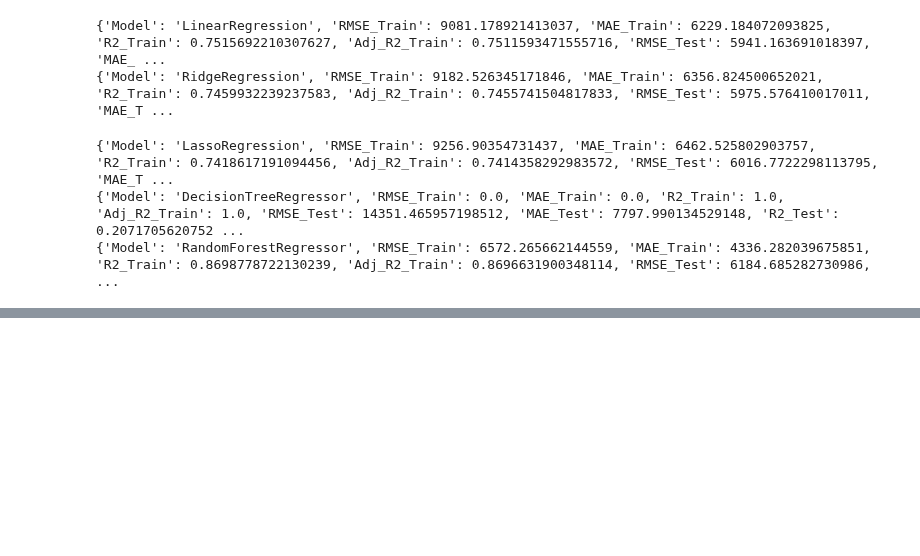
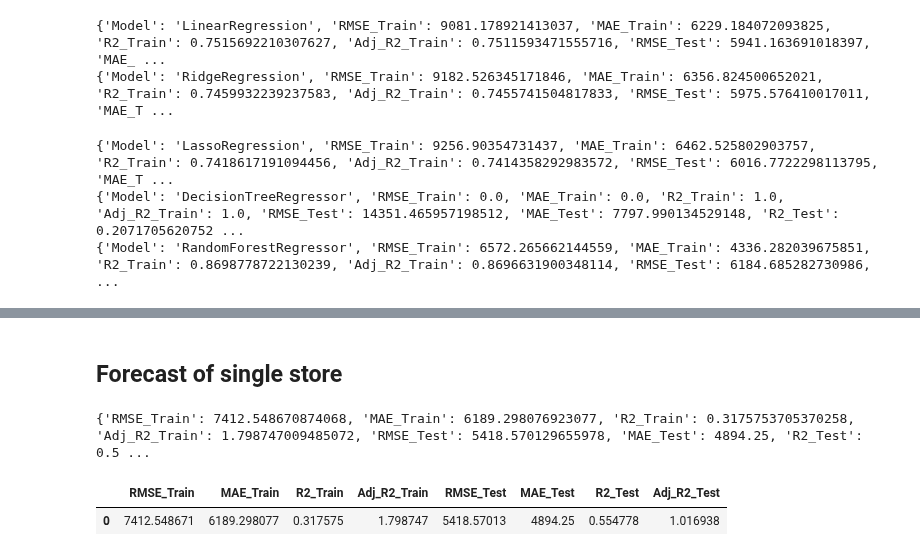
Before and after one commit to Dsite42/Capstone_Project_Rossmann, a Jupyter notebook: Capstone Projekt Rossmann - Predictive Modeling.ipynb, the cells around one changed output, grey strips where cells are left out. Drawn from its saved outputs; the diff is of its cells as text; code cells hidden in the pictures; blank space fills up the shorter version.

```diff
--- a/Capstone Projekt Rossmann - Predictive Modeling.ipynb
+++ b/Capstone Projekt Rossmann - Predictive Modeling.ipynb
@@ -358,0 +514,52 @@ testModelsTestSplit8W(df, MinMaxScaler())
+# %% [markdown]
+## Forecast of single store
+# %%
+store_id =410
+amount_test_weeks = 8
+
+model, scaler = storeForecastTestSplit8W(df, MinMaxScaler())
+
+df_store = df[df['Store'] == store_id]
+
+# Split into training and test data unsing the last 8 weeks
+train_df = df_store[: -amount_test_weeks]
+test_df = df_store[-amount_test_weeks:]
+
+# Create feature and target data frames
+X_train = train_df.drop(columns=['Future_Sales'])
+y_train = train_df['Future_Sales']
+X_test = test_df.drop(columns=['Future_Sales'])
+y_test = test_df['Future_Sales']
+
+# Scaling of the data
+X_train = scaler.transform(X_train)
+X_test = scaler.transform(X_test)
+
+def adj_r2_score(model, X, y):
+		n = X.shape[0]
+		p = X.shape[1]
+		r2 = r2_score(y, model.predict(X))
+		return 1 - (1 - r2) * ((n - 1) / (n - p - 1))
+
+results = []
+y_train_pred = model.predict(X_train)
+y_test_pred = model.predict(X_test)
+results.append({
+	'RMSE_Train': sqrt(mse(y_train, y_train_pred)),
+	'MAE_Train': mae(y_train, y_train_pred),
+	'R2_Train': r2_score(y_train, y_train_pred),
+	'Adj_R2_Train': adj_r2_score(model, X_train, y_train),
+	'RMSE_Test': sqrt(mse(y_test, y_test_pred)),
+	'MAE_Test': mae(y_test, y_test_pred),
+	'R2_Test': r2_score(y_test, y_test_pred),
+	'Adj_R2_Test': adj_r2_score(model, X_test, y_test)
+})
+#print last result
+print(results[-1])
+
+results_df = pd.DataFrame(results)
+results_df
+# %% [output]
+{'RMSE_Train': 7412.548670874068, 'MAE_Train': 6189.298076923077, 'R2_Train': 0.3175753705370258, 'Adj_R2_Train': 1.798747009485072, 'RMSE_Test': 5418.570129655978, 'MAE_Test': 4894.25, 'R2_Test': 0.5 ...
+|  | RMSE_Train | MAE_Train | R2_Train | Adj_R2_Train | RMSE_Test | MAE_Test | R2_Test | Adj_R2_Test |
+| 0 | 7412.548671 | 6189.298077 | 0.317575 | 1.798747 | 5418.57013 | 4894.25 | 0.554778 | 1.016938 |
```
Also changed, not shown: parts of 15 cells of this notebook, 1 other file.
